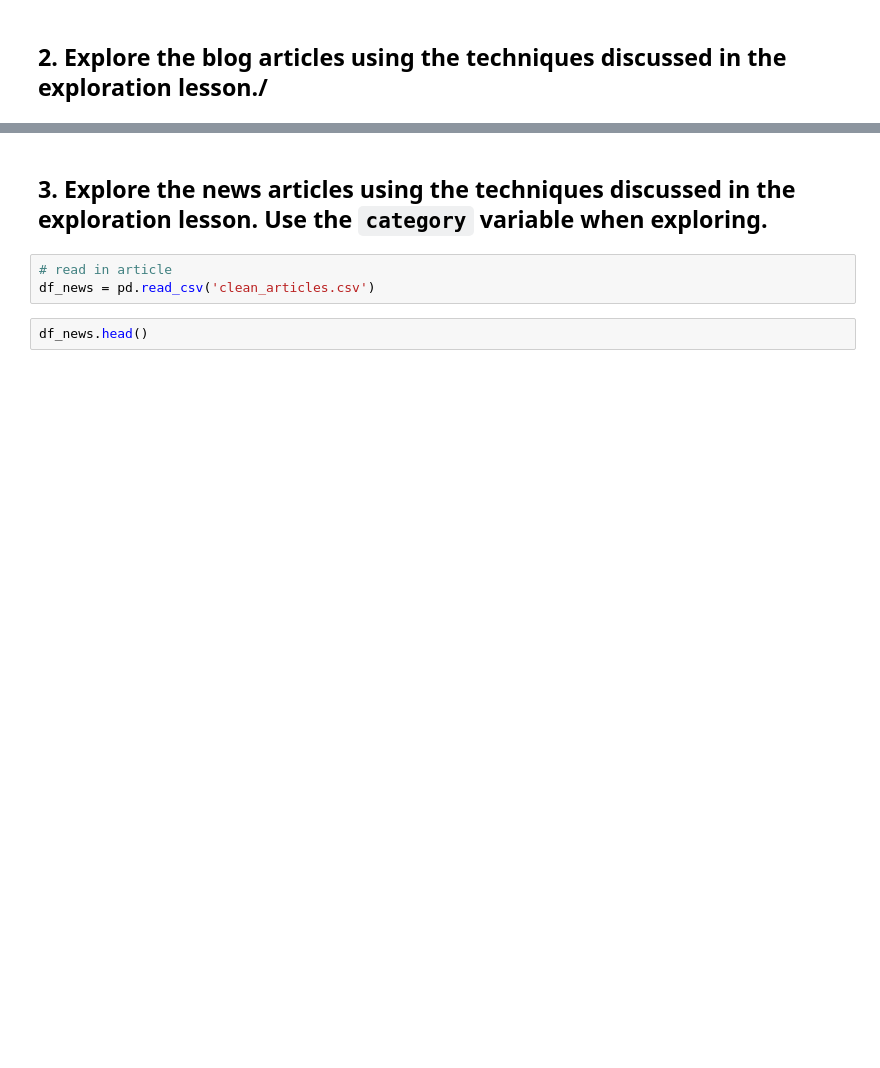
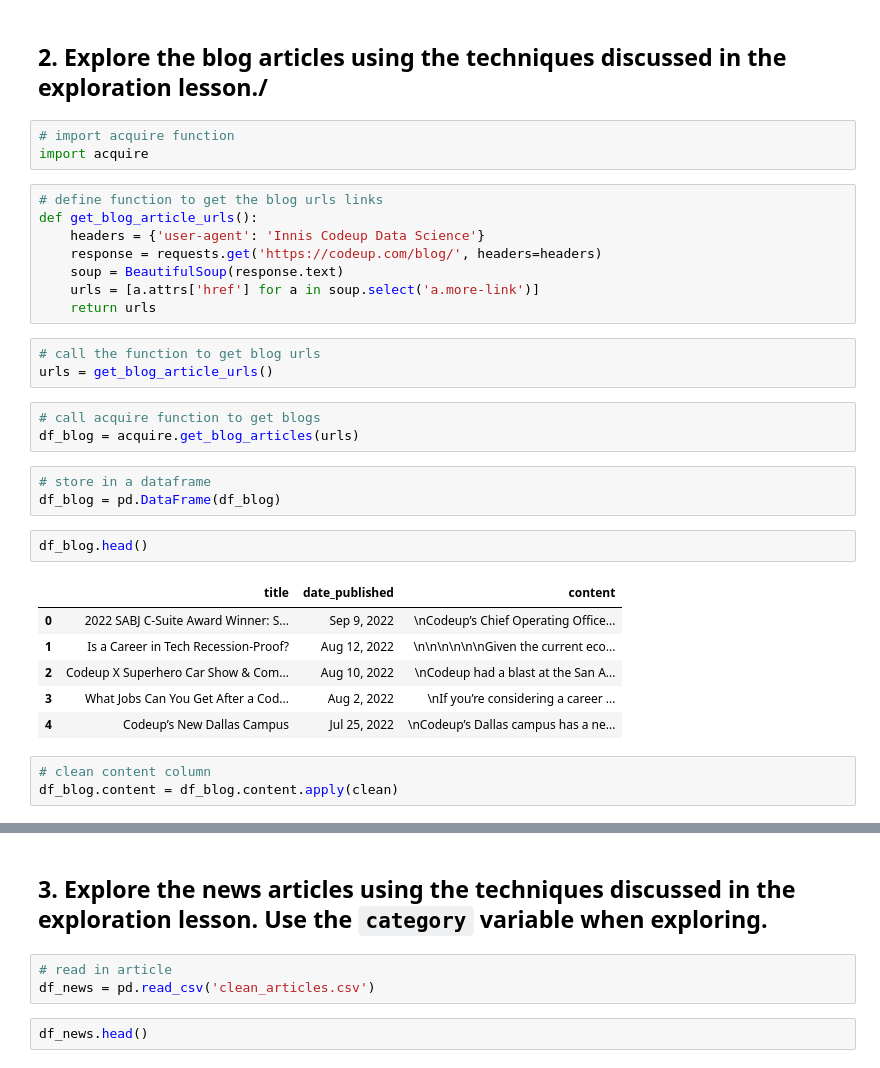
Before and after one commit to m3redithw/natural-language-processing-exercises, a Jupyter notebook: explore.ipynb, the cells around one changed output, grey strips where cells are left out. Saved outputs shown, nothing was run; the diff lists cells and outputs as text; blank space fills up the shorter version.

```diff
--- a/explore.ipynb
+++ b/explore.ipynb
@@ -208,2 +213,34 @@ plt.show()
 # %% [markdown]
 ## 2. Explore the blog articles using the techniques discussed in the exploration lesson./
+# %%
+# import acquire function
+import acquire
+# %%
+# define function to get the blog urls links
+def get_blog_article_urls():
+    headers = {'user-agent': 'Innis Codeup Data Science'}
+    response = requests.get('https://codeup.com/blog/', headers=headers)
+    soup = BeautifulSoup(response.text)
+    urls = [a.attrs['href'] for a in soup.select('a.more-link')]
+    return urls
+# %%
+# call the function to get blog urls
+urls = get_blog_article_urls()
+# %%
+# call acquire function to get blogs
+df_blog = acquire.get_blog_articles(urls)
+# %%
+# store in a dataframe
+df_blog = pd.DataFrame(df_blog)
+# %%
+df_blog.head()
+# %% [output]
+|  | title | date_published | content |
+| 0 | 2022 SABJ C-Suite Award Winner: S... | Sep 9, 2022 | \nCodeup’s Chief Operating Office... |
+| 1 | Is a Career in Tech Recession-Proof? | Aug 12, 2022 | \n\n\n\n\n\nGiven the current eco... |
+| 2 | Codeup X Superhero Car Show & Com... | Aug 10, 2022 | \nCodeup had a blast at the San A... |
+| 3 | What Jobs Can You Get After a Cod... | Aug 2, 2022 | \nIf you’re considering a career ... |
+| 4 | Codeup’s New Dallas Campus | Jul 25, 2022 | \nCodeup’s Dallas campus has a ne... |
+# %%
+# clean content column
+df_blog.content = df_blog.content.apply(clean)
```
Also changed, not shown: parts of 6 cells of this notebook.
